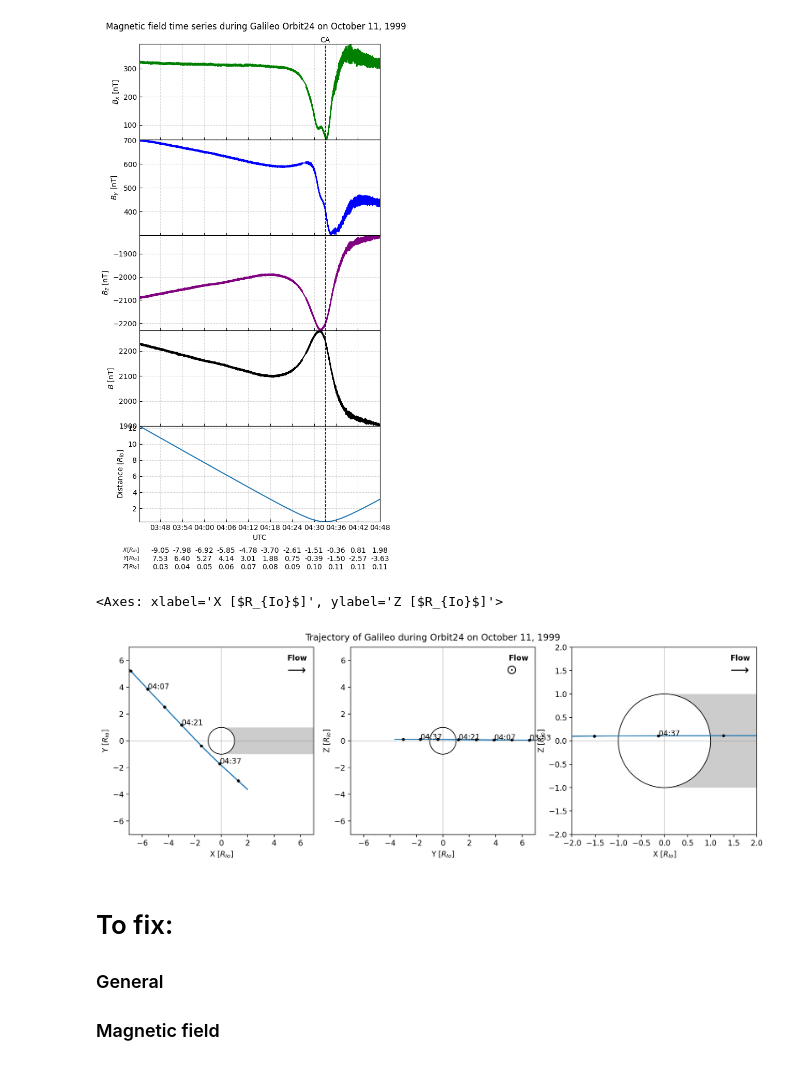
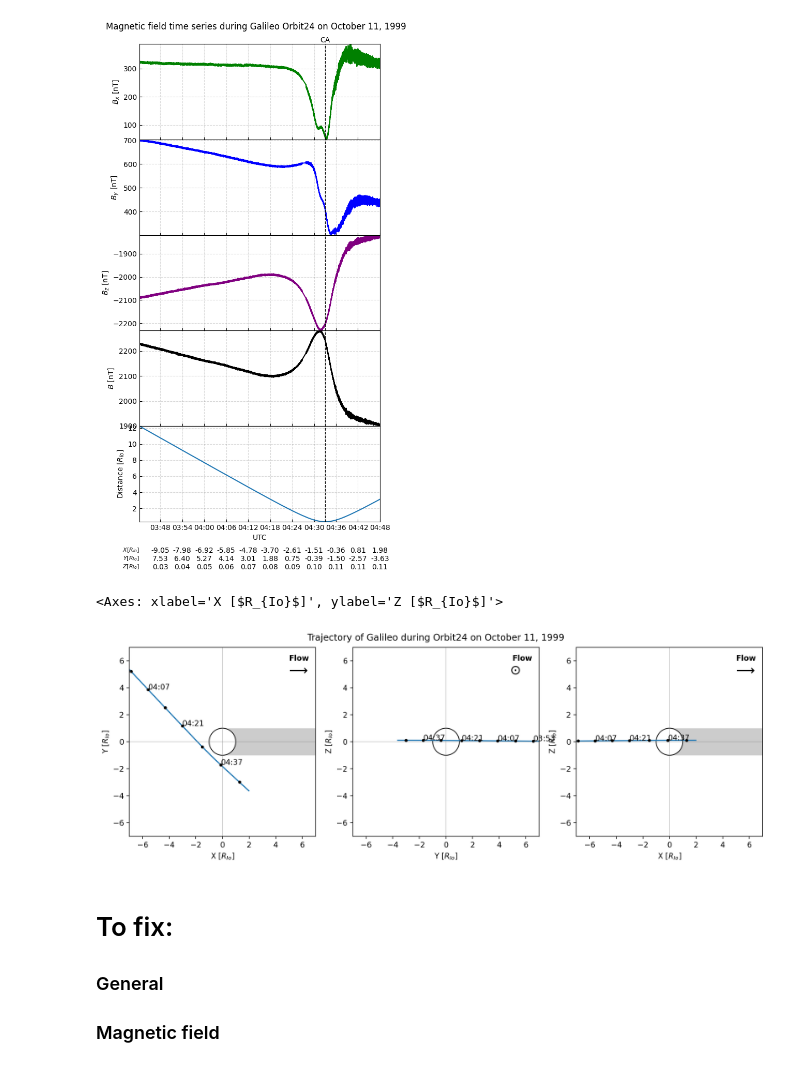
Before and after one commit to BlueNeptune11/GaPT, a Jupyter notebook: galileo_mag_analysis.ipynb, the cells around one changed output. Cells and saved outputs as stored; diff of their text form; code cells hidden in the pictures.

```diff
--- a/galileo_mag_analysis.ipynb
+++ b/galileo_mag_analysis.ipynb
@@ -77,14 +77,14 @@ ax = plot_distance(orbit_data, fig, gs, 4)
 # %%
 fig = plt.figure(figsize=(15,4.5), dpi=200)
 fig.suptitle(f'Trajectory of Galileo during Orbit{orbit_data['number'][0]} on {orbit_data['start date'][0]}', ha='center',va='bottom', y=0.9)
 gs = fig.add_gridspec(1, 3, height_ratios=[1], width_ratios=[1, 1, 1], wspace=0.2)
 
 plot_traj(orbit_data, fig, gs, 0, 'XY', flowdir='right', date_offsets=[0,0])
 plot_traj(orbit_data, fig, gs, 1, 'YZ', flowdir='out', date_offsets=[0,0])
-plot_traj(orbit_data, fig, gs, 2, 'XZ', flowdir='right', date_offsets=[0,0], lim=2)
+plot_traj(orbit_data, fig, gs, 2, 'XZ', flowdir='right', date_offsets=[0,0])
 # %% [output]
 <Axes: xlabel='X [$R_{Io}$]', ylabel='Z [$R_{Io}$]'>
-[figure, old version]
+[figure, new version]
 # %% [markdown]
 # To fix:
 ### General
```
Also changed, not shown: 1 other file.
